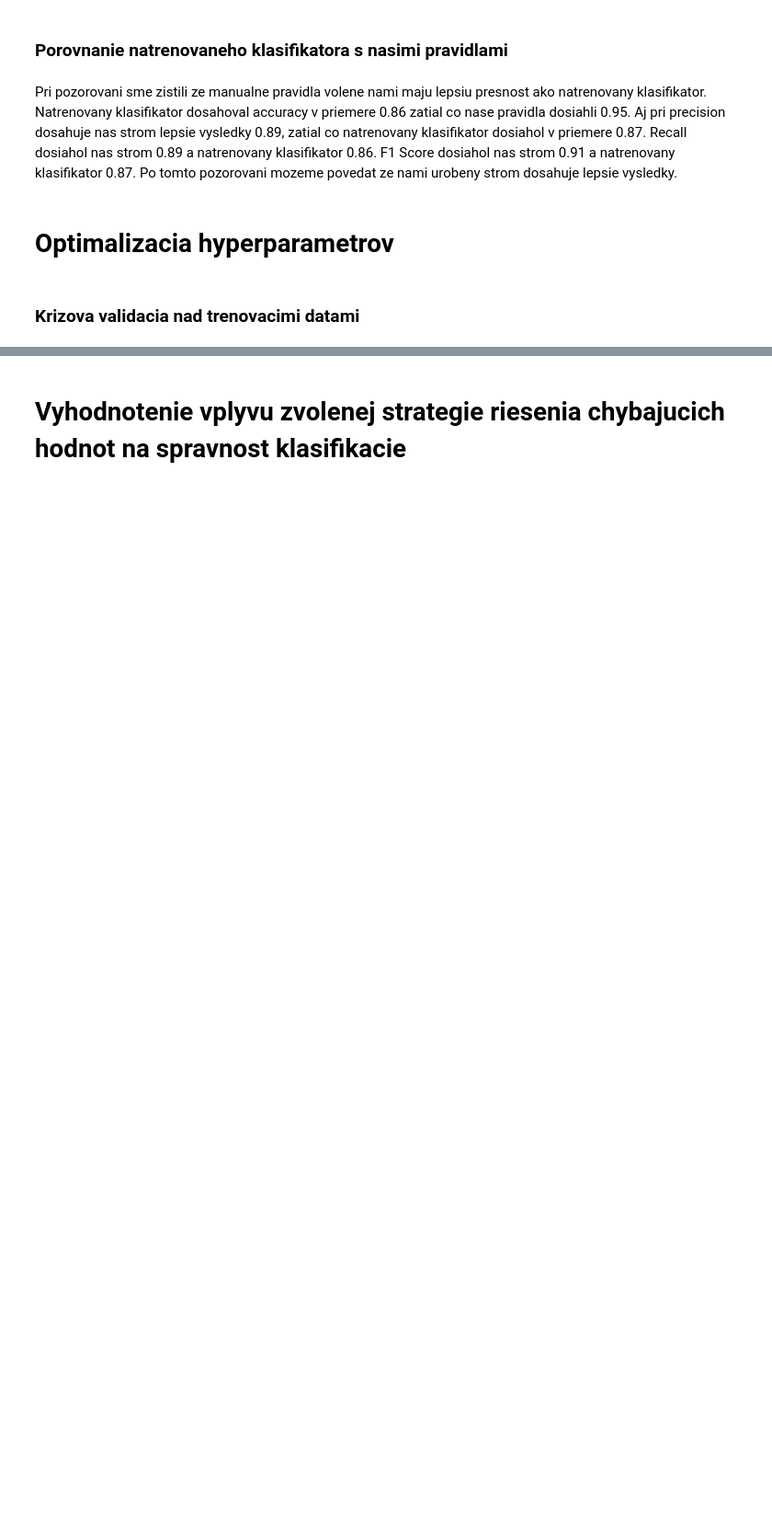
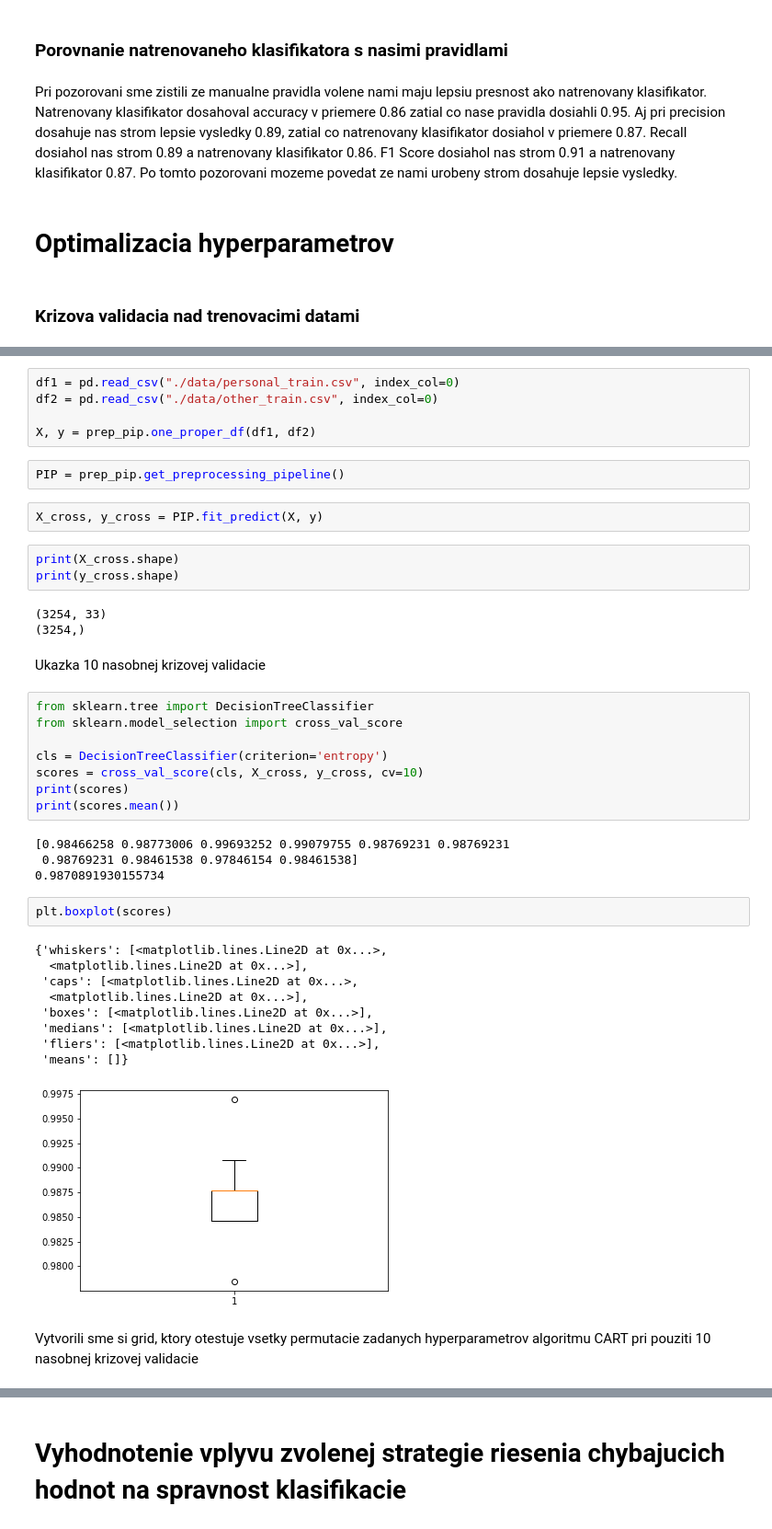
Before and after one commit to MakoHnat/IAU, a Jupyter notebook: 3 cast zadania.ipynb, the cells around one changed output, grey strips where cells are left out. Shown: that part at 92% size. Drawn from its saved outputs; the diff is of its cells as text; blank space fills up the shorter version.

```diff
--- a/3 cast zadania.ipynb
+++ b/3 cast zadania.ipynb
@@ -667,0 +720,43 @@ grid_search.best_params_
+# %%
+df1 = pd.read_csv("./data/personal_train.csv", index_col=0)
+df2 = pd.read_csv("./data/other_train.csv", index_col=0)
+
+X, y = prep_pip.one_proper_df(df1, df2)
+# %%
+PIP = prep_pip.get_preprocessing_pipeline()
+# %%
+X_cross, y_cross = PIP.fit_predict(X, y)
+# %%
+print(X_cross.shape)
+print(y_cross.shape)
+# %% [output]
+(3254, 33)
+(3254,)
+# %% [markdown]
+Ukazka 10 nasobnej krizovej validacie
+# %%
+from sklearn.tree import DecisionTreeClassifier
+from sklearn.model_selection import cross_val_score
+
+cls = DecisionTreeClassifier(criterion='entropy')
+scores = cross_val_score(cls, X_cross, y_cross, cv=10)
+print(scores)
+print(scores.mean())
+# %% [output]
+[0.98466258 0.98773006 0.99693252 0.99079755 0.98769231 0.98769231
+ 0.98769231 0.98461538 0.97846154 0.98461538]
+0.9870891930155734
+# %%
+plt.boxplot(scores)
+# %% [output]
+{'whiskers': [<matplotlib.lines.Line2D at 0x...>,
+  <matplotlib.lines.Line2D at 0x...>],
+ 'caps': [<matplotlib.lines.Line2D at 0x...>,
+  <matplotlib.lines.Line2D at 0x...>],
+ 'boxes': [<matplotlib.lines.Line2D at 0x...>],
+ 'medians': [<matplotlib.lines.Line2D at 0x...>],
+ 'fliers': [<matplotlib.lines.Line2D at 0x...>],
+ 'means': []}
+[figure, added]
+# %% [markdown]
+Vytvorili sme si grid, ktory otestuje vsetky permutacie zadanych hyperparametrov algoritmu CART pri pouziti 10 nasobnej krizovej validacie
```
Also changed, not shown: parts of 45 cells of this notebook.
